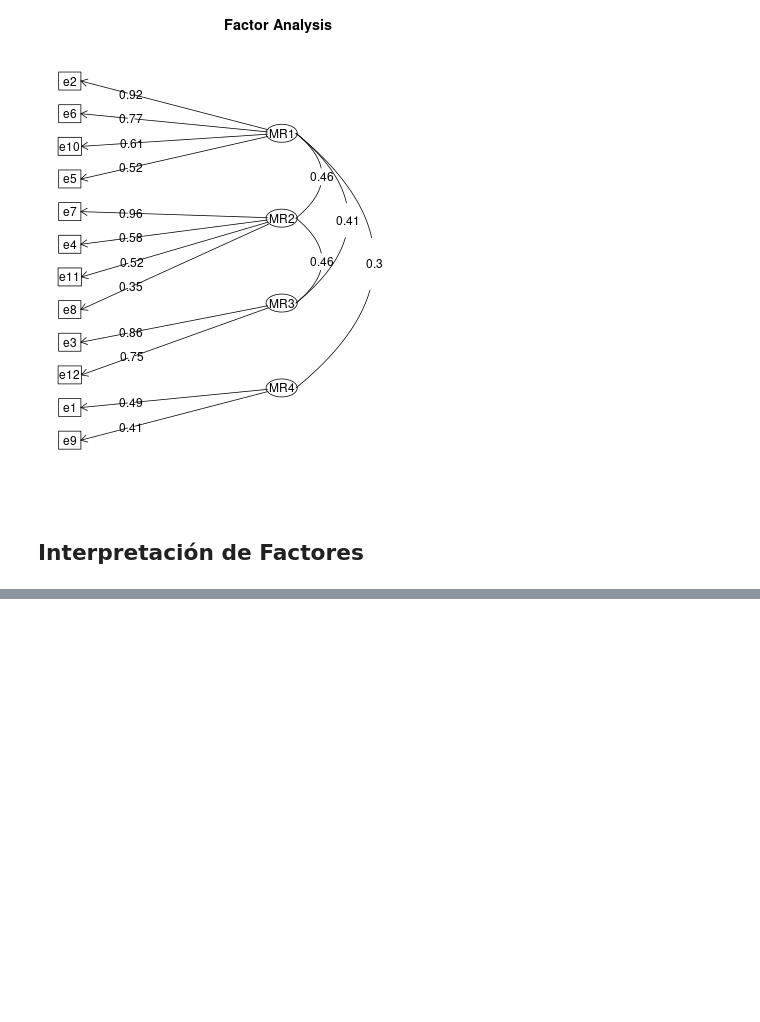
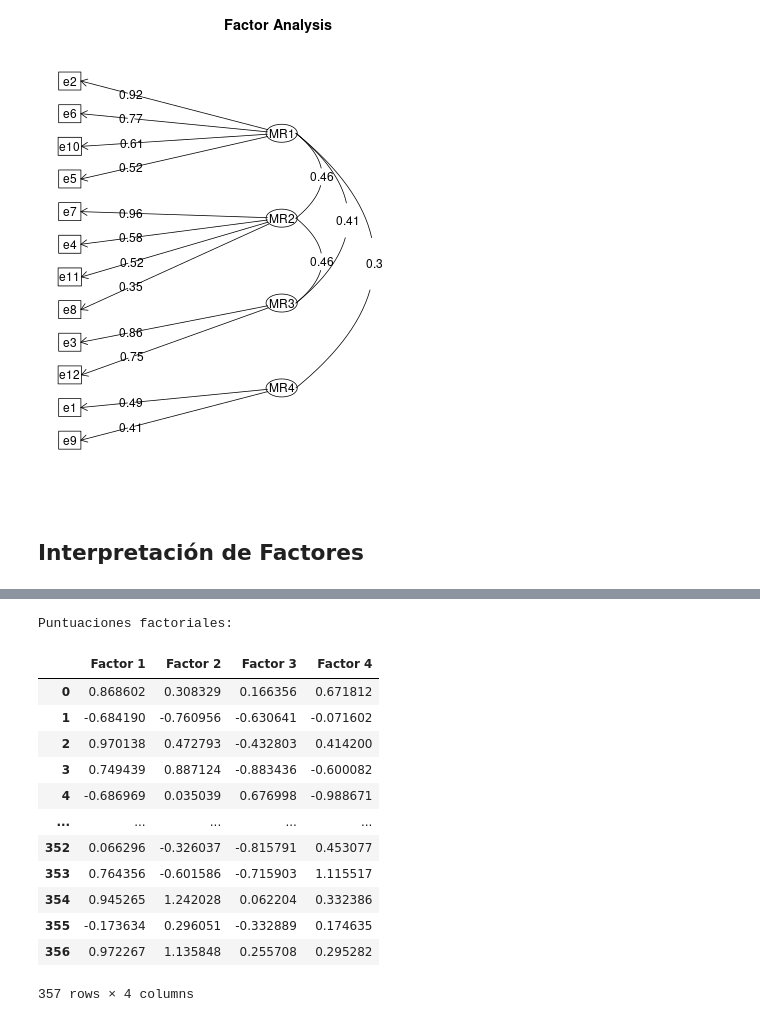
Before and after one commit to renatoparedes/EstadisticaYPsicologiaMatematica, a Jupyter notebook: AFE/AnalisisFactorialExploratorio.ipynb, the cells around one changed output, grey strips where cells are left out. Saved outputs shown, nothing was run; the diff lists cells and outputs as text; code cells hidden in the pictures; blank space fills up the shorter version.

```diff
--- a/AFE/AnalisisFactorialExploratorio.ipynb
+++ b/AFE/AnalisisFactorialExploratorio.ipynb
@@ -505,0 +567,6 @@ R[write to console]: Loading required namespace: GPArotation
+# %%
+fa_int = FactorAnalyzer(n_factors=4,rotation="varimax")
+fa_int.fit(scaled_df)
+
+print("Comunalidades:")
+pd.Series(fa_int.get_communalities(),index=df.columns.values)
@@ -505,0 +604,20 @@ R[write to console]: Loading required namespace: GPArotation
+# %%
+scores = fa.transform(scaled_df)
+scores_df = pd.DataFrame(scores, columns=['Factor 1', 'Factor 2', 'Factor 3', 'Factor 4'], index=scaled_df.index)
+print("Puntuaciones factoriales:")
+scores_df
+# %% [output]
+Puntuaciones factoriales:
+|  | Factor 1 | Factor 2 | Factor 3 | Factor 4 |
+| 0 | 0.868602 | 0.308329 | 0.166356 | 0.671812 |
+| 1 | -0.684190 | -0.760956 | -0.630641 | -0.071602 |
+| 2 | 0.970138 | 0.472793 | -0.432803 | 0.414200 |
+| 3 | 0.749439 | 0.887124 | -0.883436 | -0.600082 |
+| 4 | -0.686969 | 0.035039 | 0.676998 | -0.988671 |
+| ... | ... | ... | ... | ... |
+| 352 | 0.066296 | -0.326037 | -0.815791 | 0.453077 |
+| 353 | 0.764356 | -0.601586 | -0.715903 | 1.115517 |
+| 354 | 0.945265 | 1.242028 | 0.062204 | 0.332386 |
+| 355 | -0.173634 | 0.296051 | -0.332889 | 0.174635 |
+| 356 | 0.972267 | 1.135848 | 0.255708 | 0.295282 |
+357 rows × 4 columns
```
Also changed, not shown: parts of 17 cells of this notebook, 1 other file.
